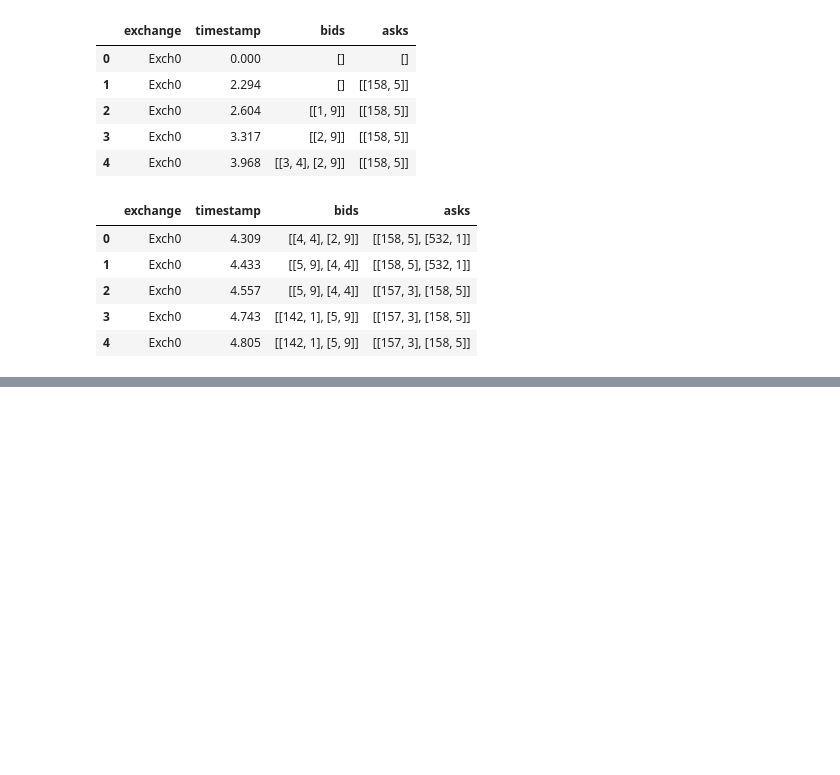
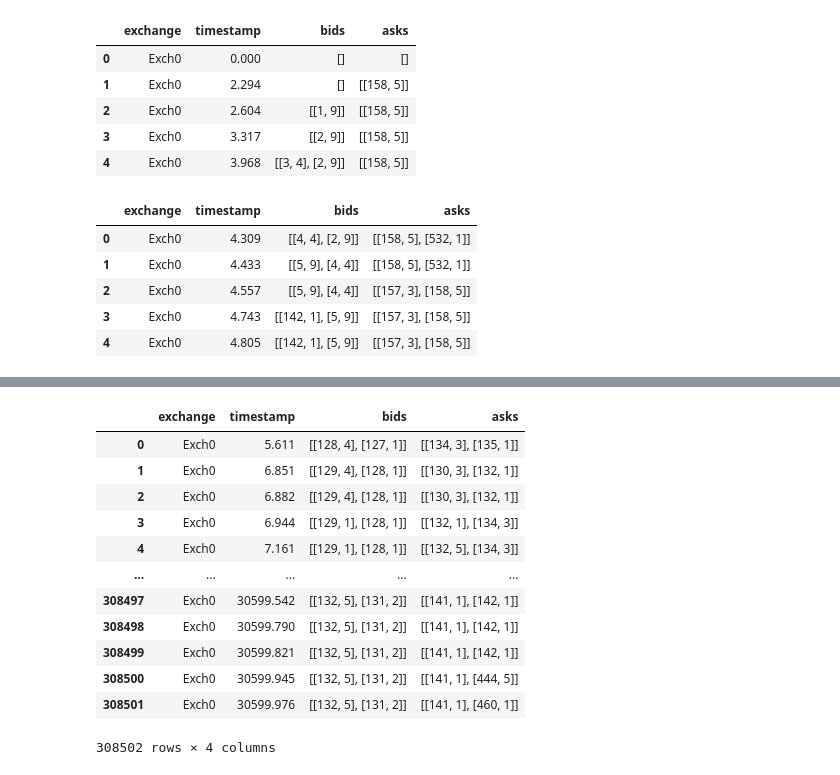
Before and after one commit to UoB-DSMP-2023-24/dsmp-2024-group17, a Jupyter notebook: LOB-cleaning.ipynb, the cells around one changed output, grey strips where cells are left out. Cells and saved outputs as stored; diff of their text form; code cells hidden in the pictures; blank space fills up the shorter version.

```diff
--- a/LOB-cleaning.ipynb
+++ b/LOB-cleaning.ipynb
@@ -108,0 +92,37 @@ df_no_outliers.head()
+# %%
+def remove_min_bid_outliers(bids, mean_min_price, std_min_price, threshold=3):
+    if not bids:
+        return True
+    min_bid_price = min(bid[0] for bid in bids)
+    z_score = (min_bid_price - mean_min_price) / std_min_price
+    return abs(z_score) <= threshold
+
+# Calculate mean and standard deviation for the minimum bid prices across the DataFrame
+min_bid_prices = [min(bid[0] for bid in bids_list) for bids_list in df_filtered_no_max_outliers['bids'] if bids_list]
+mean_min_price = np.mean(min_bid_prices)
+std_min_price = np.std(min_bid_prices)
+
+# Apply the outlier removal function to each row
+df_filtered_no_min_outliers = df_filtered_no_max_outliers[df_filtered_no_max_outliers['bids'].apply(
+    lambda bids: remove_min_bid_outliers(bids, mean_min_price, std_min_price, 3)
+)]
+
+# Reset index
+df_filtered_no_min_outliers.reset_index(drop=True, inplace=True)
+
+# Display the first few rows
+df_filtered_no_min_outliers
+# %% [output]
+|  | exchange | timestamp | bids | asks |
+| 0 | Exch0 | 5.611 | [[128, 4], [127, 1]] | [[134, 3], [135, 1]] |
+| 1 | Exch0 | 6.851 | [[129, 4], [128, 1]] | [[130, 3], [132, 1]] |
+| 2 | Exch0 | 6.882 | [[129, 4], [128, 1]] | [[130, 3], [132, 1]] |
+| 3 | Exch0 | 6.944 | [[129, 1], [128, 1]] | [[132, 1], [134, 3]] |
+| 4 | Exch0 | 7.161 | [[129, 1], [128, 1]] | [[132, 5], [134, 3]] |
+| ... | ... | ... | ... | ... |
+| 308497 | Exch0 | 30599.542 | [[132, 5], [131, 2]] | [[141, 1], [142, 1]] |
+| 308498 | Exch0 | 30599.790 | [[132, 5], [131, 2]] | [[141, 1], [142, 1]] |
+| 308499 | Exch0 | 30599.821 | [[132, 5], [131, 2]] | [[141, 1], [142, 1]] |
+| 308500 | Exch0 | 30599.945 | [[132, 5], [131, 2]] | [[141, 1], [444, 5]] |
+| 308501 | Exch0 | 30599.976 | [[132, 5], [131, 2]] | [[141, 1], [460, 1]] |
+308502 rows × 4 columns
```
Also changed, not shown: parts of 6 cells of this notebook.
